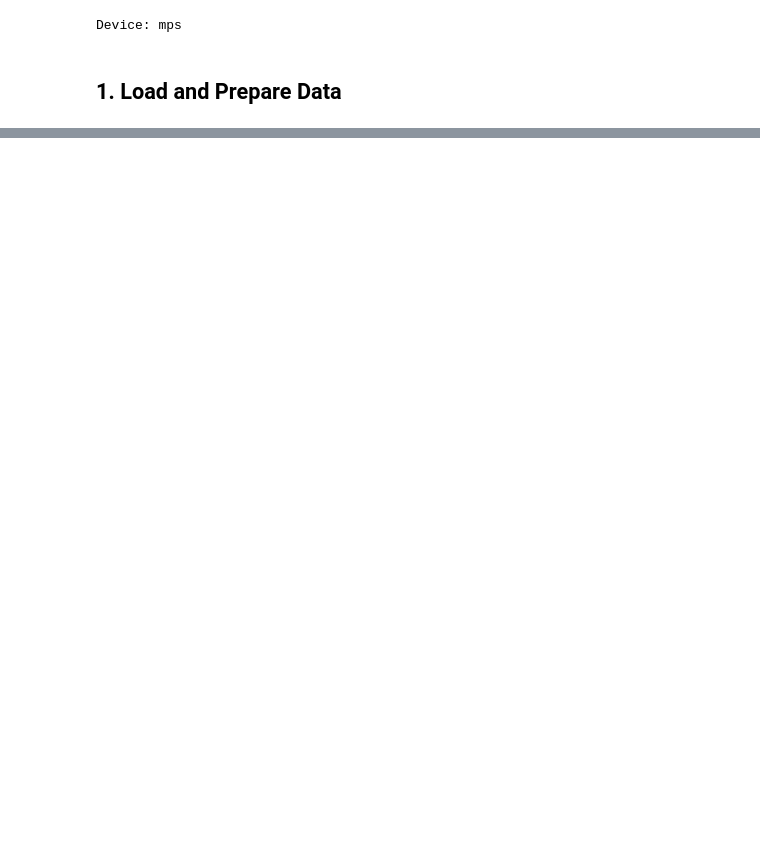
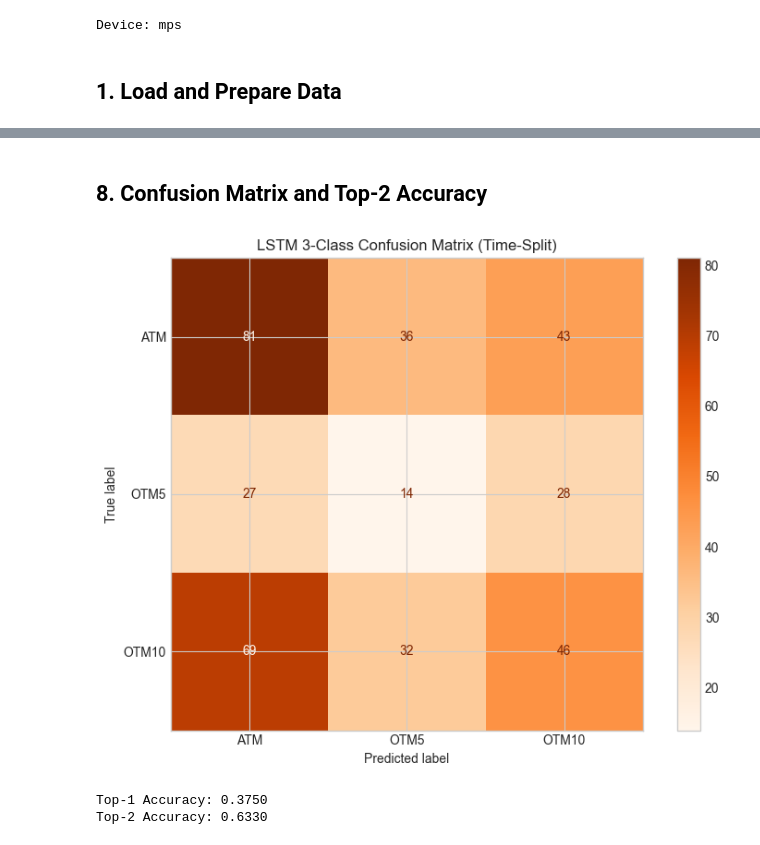
Before and after one commit to wushuchris/covered-call-prototype, a Jupyter notebook: notebooks/07_lstm_model.ipynb, the cells around one changed output, grey strips where cells are left out. Cells and saved outputs as stored; diff of their text form; code cells hidden in the pictures; blank space fills up the shorter version.

```diff
--- a/notebooks/07_lstm_model.ipynb
+++ b/notebooks/07_lstm_model.ipynb
@@ -544,0 +332,35 @@ Best overall: 6-class Two-Stage (Macro F1: 0.8165)
+# %% [markdown]
+## 8. Confusion Matrix and Top-2 Accuracy
+# %%
+fig, ax = plt.subplots(figsize=(8, 6))
+cm = confusion_matrix(labels_3, preds_3)
+disp = ConfusionMatrixDisplay(cm, display_labels=['ATM', 'OTM5', 'OTM10'])
+disp.plot(ax=ax, cmap='Oranges', values_format='d')
+ax.set_title('LSTM 3-Class Confusion Matrix (Time-Split)')
+plt.tight_layout()
+plt.savefig('../reports/figures/lstm_confusion_matrix.png', dpi=150)
+plt.show()
+
+# Top-2 accuracy
+test_loader = DataLoader(
+    TensorDataset(torch.FloatTensor(X_test_sc), torch.LongTensor(y_test)),
+    batch_size=32, shuffle=False
+)
+model_3.eval()
+all_proba = []
+with torch.no_grad():
+    for xb, yb in test_loader:
+        xb = xb.to(device)
+        out = model_3(xb)
+        proba = torch.softmax(out, dim=1)
+        all_proba.extend(proba.cpu().numpy())
+all_proba = np.array(all_proba)
+
+top2 = np.argsort(all_proba, axis=1)[:, -2:]
+top2_correct = np.array([labels_3[i] in top2[i] for i in range(len(labels_3))])
+print(f"Top-1 Accuracy: {acc_3:.4f}")
+print(f"Top-2 Accuracy: {top2_correct.mean():.4f}")
+# %% [output]
+[figure, added]
+Top-1 Accuracy: 0.3750
+Top-2 Accuracy: 0.6330
```
Also changed, not shown: parts of 43 cells of this notebook, 4 other files.
